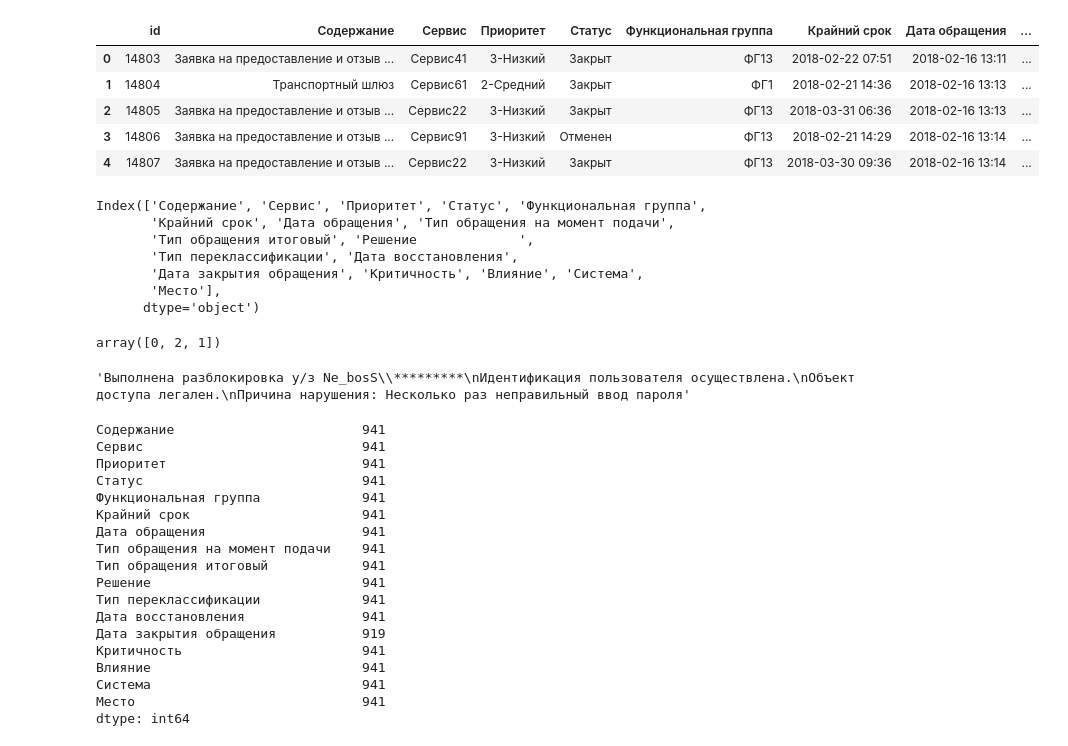
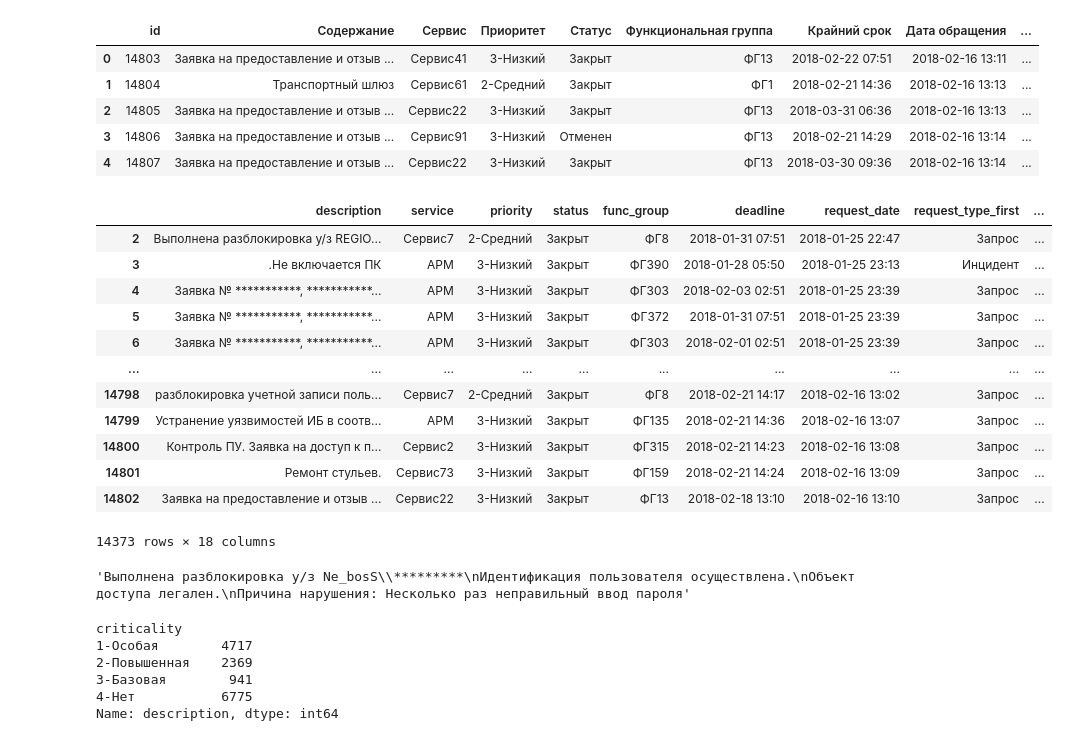
Before and after one commit to V1S10US/CBR, a Jupyter notebook: CBR_EDA.ipynb, the cells around one changed output. Saved outputs shown, nothing was run; the diff lists cells and outputs as text; code cells hidden in the pictures.

```diff
--- a/CBR_EDA.ipynb
+++ b/CBR_EDA.ipynb
@@ -25,44 +45,34 @@ test.head()
 | 3 | 14806 | Заявка на предоставление и отзыв ... | Сервис91 | 3-Низкий | Отменен | ФГ13 | 2018-02-21 14:29 | 2018-02-16 13:14 | ... |
 | 4 | 14807 | Заявка на предоставление и отзыв ... | Сервис22 | 3-Низкий | Закрыт | ФГ13 | 2018-03-30 09:36 | 2018-02-16 13:14 | ... |
 # %%
-train.columns
+train.dropna()
 # %% [output]
+|  | description | service | priority | status | func_group | deadline | request_date | request_type_first | ... |
+| 2 | Выполнена разблокировка у/з REGIO... | Сервис7 | 2-Средний | Закрыт | ФГ8 | 2018-01-31 07:51 | 2018-01-25 22:47 | Запрос | ... |
+| 3 | .Не включается ПК | АРМ | 3-Низкий | Закрыт | ФГ390 | 2018-01-28 05:50 | 2018-01-25 23:13 | Инцидент | ... |
+| 4 | Заявка № ***********, ***********... | АРМ | 3-Низкий | Закрыт | ФГ303 | 2018-02-03 02:51 | 2018-01-25 23:39 | Запрос | ... |
+| 5 | Заявка № ***********, ***********... | АРМ | 3-Низкий | Закрыт | ФГ372 | 2018-01-31 07:51 | 2018-01-25 23:39 | Запрос | ... |
+| 6 | Заявка № ***********, ***********... | АРМ | 3-Низкий | Закрыт | ФГ303 | 2018-02-01 02:51 | 2018-01-25 23:39 | Запрос | ... |
+| ... | ... | ... | ... | ... | ... | ... | ... | ... | ... |
+| 14798 | разблокировка учетной записи поль... | Сервис7 | 2-Средний | Закрыт | ФГ8 | 2018-02-21 14:17 | 2018-02-16 13:02 | Запрос | ... |
+| 14799 | Устранение уязвимостей ИБ в соотв... | АРМ | 3-Низкий | Закрыт | ФГ135 | 2018-02-21 14:36 | 2018-02-16 13:07 | Запрос | ... |
+| 14800 | Контроль ПУ. Заявка на доступ к п... | Сервис2 | 3-Низкий | Закрыт | ФГ315 | 2018-02-21 14:23 | 2018-02-16 13:08 | Запрос | ... |
+| 14801 | Ремонт стульев. | Сервис73 | 3-Низкий | Закрыт | ФГ159 | 2018-02-21 14:24 | 2018-02-16 13:09 | Запрос | ... |
+| 14802 | Заявка на предоставление и отзыв ... | Сервис22 | 3-Низкий | Закрыт | ФГ13 | 2018-02-18 13:10 | 2018-02-16 13:10 | Запрос | ... |
-Index(['Содержание', 'Сервис', 'Приоритет', 'Статус', 'Функциональная группа',
-       'Крайний срок', 'Дата обращения', 'Тип обращения на момент подачи',
-       'Тип обращения итоговый', 'Решение             ',
-       'Тип переклассификации', 'Дата восстановления',
-       'Дата закрытия обращения', 'Критичность', 'Влияние', 'Система',
-       'Место'],
-      dtype='object')
+14373 rows × 18 columns
-# %%
-train['Тип переклассификации'].unique()
-# %% [output]
-array([0, 2, 1])
 # %%
 train.iloc[2, 9]
 # %% [output]
 'Выполнена разблокировка у/з Ne_bosS\\*********\nИдентификация пользователя осуществлена.\nОбъект доступа легален.\nПричина нарушения: Несколько раз неправильный ввод пароля'
-# %%
-train[train['Критичность'] == '3-Базовая'].count()
-# %% [output]
-Содержание                        941
-Сервис                            941
-Приоритет                         941
-Статус                            941
-Функциональная группа             941
-Крайний срок                      941
-Дата обращения                    941
-Тип обращения на момент подачи    941
-Тип обращения итоговый            941
-Решение                           941
-Тип переклассификации             941
-Дата восстановления               941
-Дата закрытия обращения           919
-Критичность                       941
-Влияние                           941
-Система                           941
-Место                             941
-dtype: int64
+# %%
+train.groupby('criticality').agg('count').description
+# %% [output]
+criticality
+1-Особая        4717
+2-Повышенная    2369
+3-Базовая        941
+4-Нет           6775
+Name: description, dtype: int64
 # %%
 new_cols = {'Содержание': 'description', 'Сервис': 'service', 'Приоритет': 'priority',
             'Статус':'status', 'Функциональная группа': 'func_group',
```
Also changed, not shown: parts of 28 cells of this notebook.
